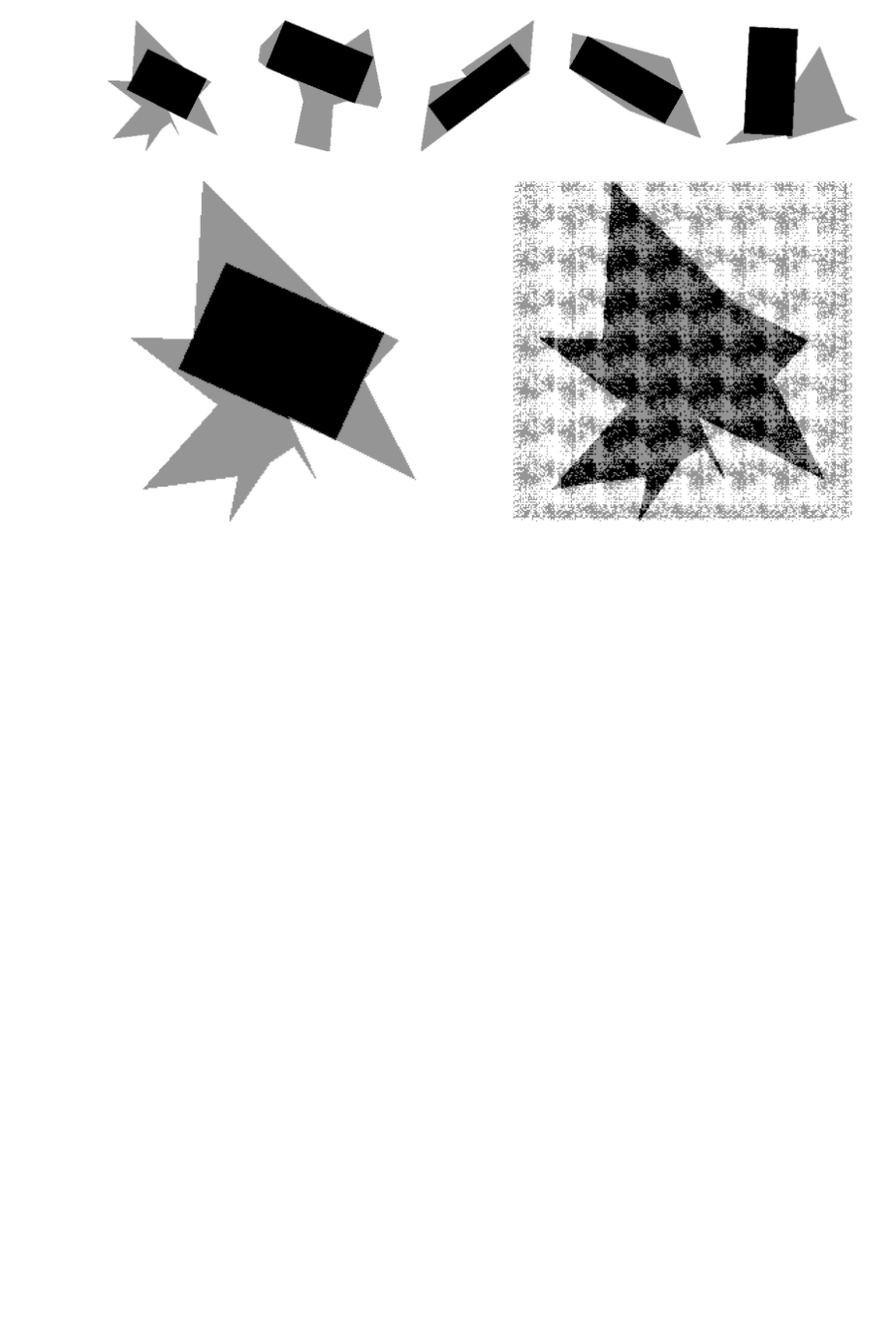
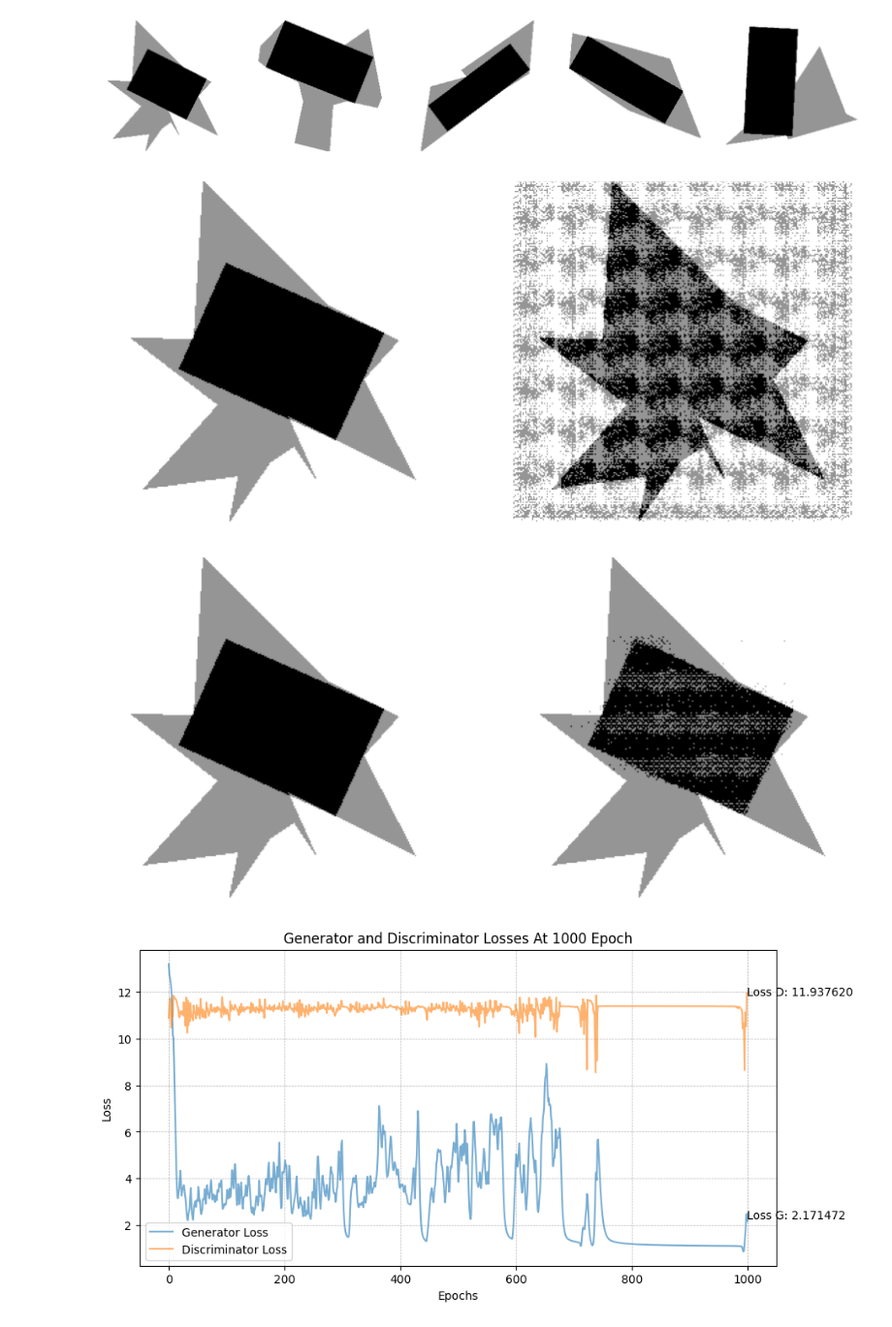
Before and after one commit to PARKCHEOLHEE-lab/gan-exer, a Jupyter notebook: lirGAN/lirGAN.ipynb, the cells around one changed output. Shown at 97% size. Saved outputs shown, nothing was run; the diff lists cells and outputs as text; code cells hidden in the pictures; blank space fills up the shorter version.

```diff
--- a/lirGAN/lirGAN.ipynb
+++ b/lirGAN/lirGAN.ipynb
@@ -94,17 +94,20 @@ lir_gan_trainer.train()
 # %%
 """Test to train models with Geometric loss function & Tanh"""
 
-lir_generator = LirGenerator(use_tanh=False)
+lir_generator = LirGenerator(use_tanh=True)
 lir_discriminator = LirDiscriminator()
 lir_geometric_loss_function = LirGeometricLoss(bce_weight=1.0, diou_weight=2.0, feasibility_weight=5.0)
 
 lir_gan_trainer = LirGanTrainer(
     lir_generator=lir_generator,
     lir_discriminator=lir_discriminator,
     lir_dataloader=lir_dataloader,
     lir_geometric_loss_function=lir_geometric_loss_function,
     initial_weights_key=ModelConfig.XAVIER,
     use_gradient_penalty=True,
 )
 
 lir_gan_trainer.train()
+# %% [output]
+[figure, added]
+[figure, added]
```
